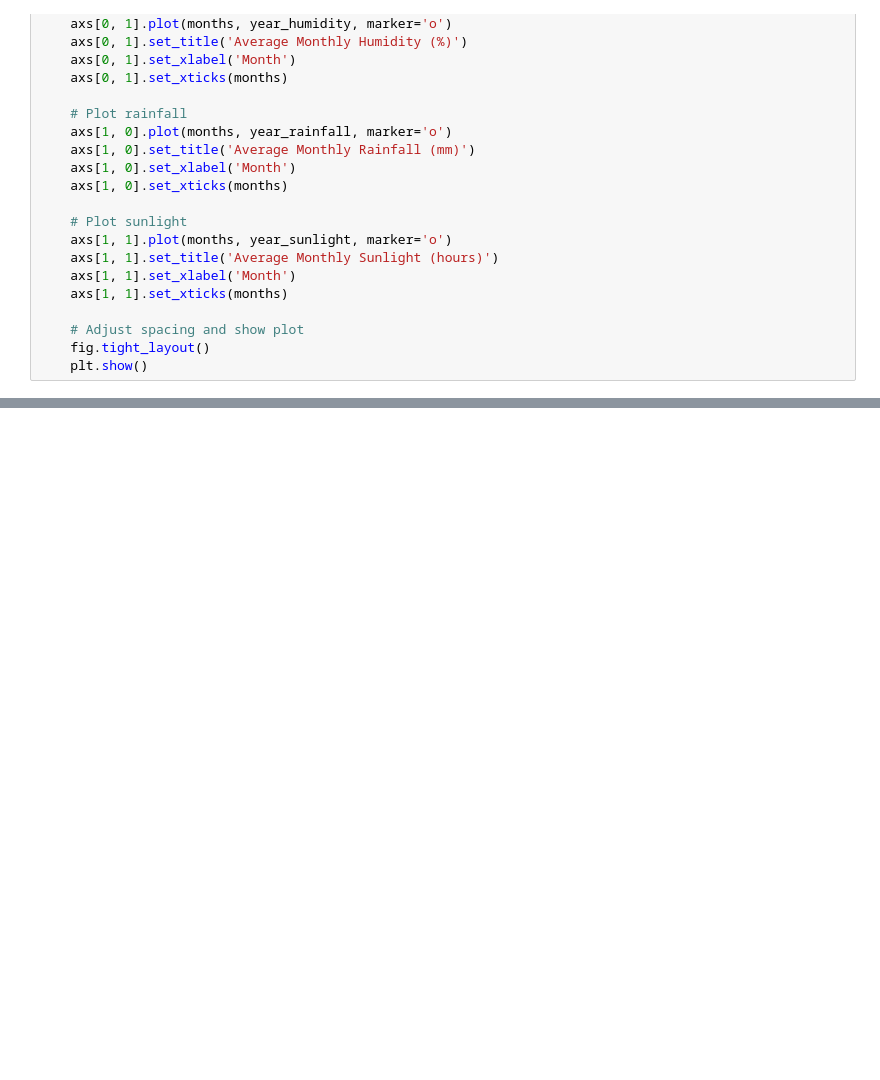
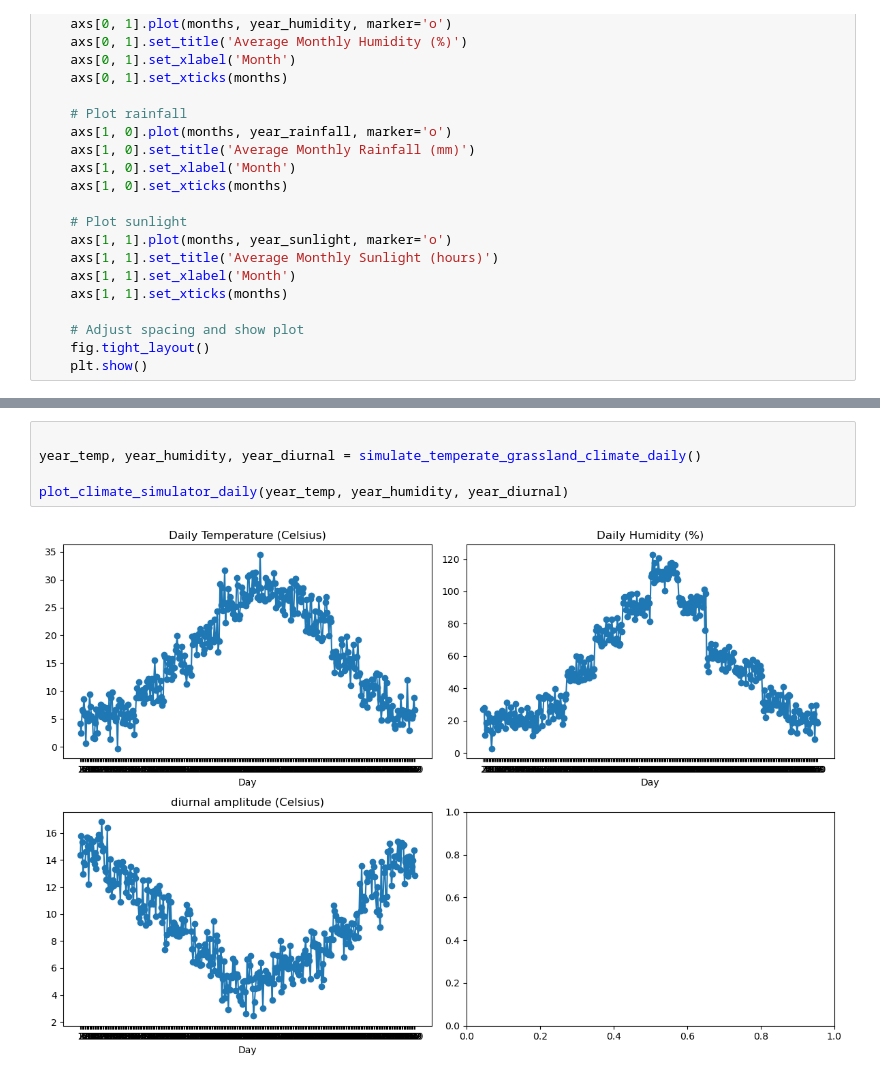
Before and after one commit to Nephren17/PlantComSim, a Jupyter notebook: whethering.ipynb, the cells around one changed output, grey strips where cells are left out. Drawn from its saved outputs; the diff is of its cells as text; blank space fills up the shorter version.

```diff
--- a/whethering.ipynb
+++ b/whethering.ipynb
@@ -168,0 +380,7 @@ plot_climate_simulator(year_temp, year_humidity, year_rainfall, year_sunlight)
+# %%
+
+year_temp, year_humidity, year_diurnal = simulate_temperate_grassland_climate_daily()
+
+plot_climate_simulator_daily(year_temp, year_humidity, year_diurnal)
+# %% [output]
+[figure, added]
```
Also changed, not shown: parts of 11 cells of this notebook.
